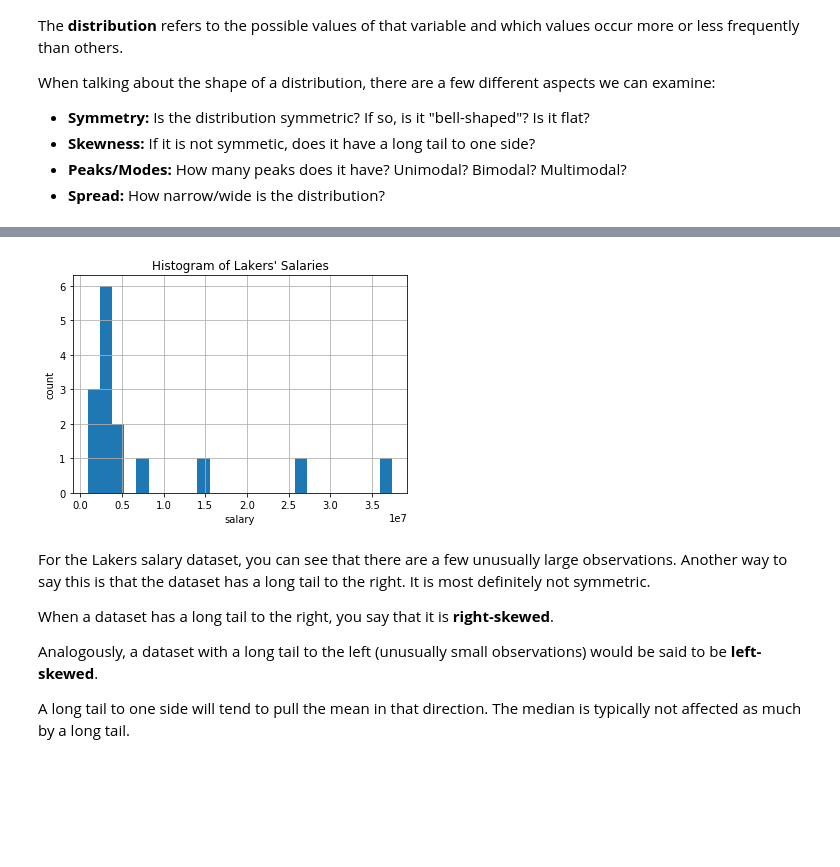
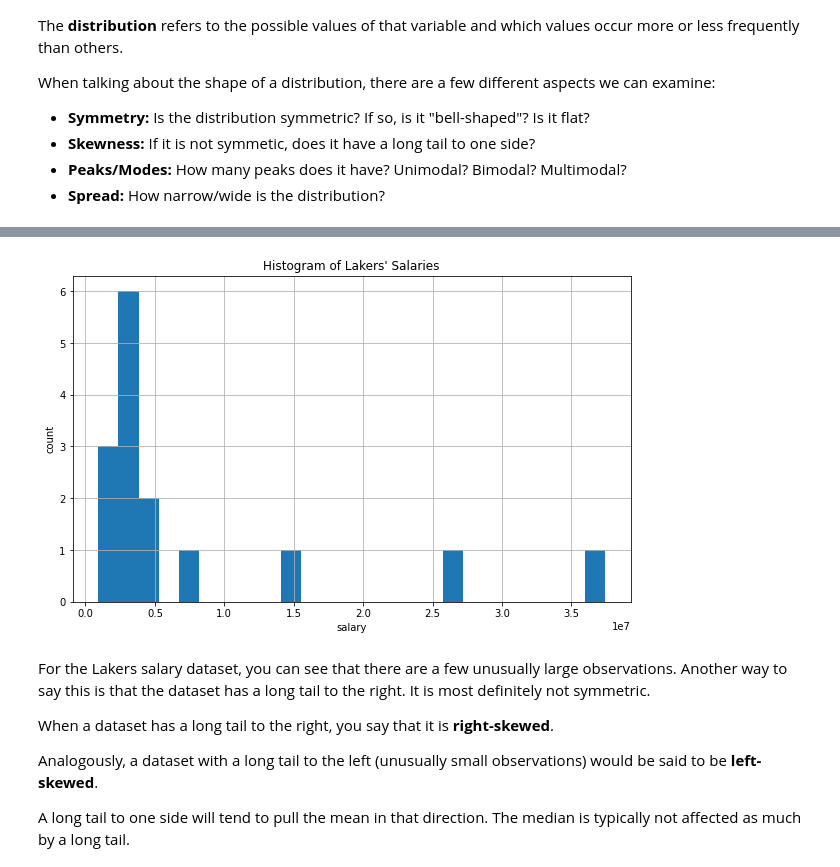
Before and after one commit to NSS-Data-Instructional-Stuff/stats-for-data-science, a Jupyter notebook: notebooks/Notebook_01_Exploratory_Data_Analysis_Part_1_Single_Variable.ipynb, the cells around one changed output, grey strips where cells are left out. Drawn from its saved outputs; the diff is of its cells as text; code cells hidden in the pictures; blank space fills up the shorter version.

```diff
--- a/notebooks/Notebook_01_Exploratory_Data_Analysis_Part_1_Single_Variable.ipynb
+++ b/notebooks/Notebook_01_Exploratory_Data_Analysis_Part_1_Single_Variable.ipynb
@@ -223,10 +321,12 @@ Sometimes, you need to adjust the number of bins in order to get a clearer idea
 # %%
+plt.figure(figsize = (10,6))                 # Create a bigger plot
+
 lakers['salary'].hist(bins = 25)
 plt.xlabel('salary')
 plt.ylabel('count')
 plt.title('Histogram of Lakers\' Salaries');
 # %% [output]
-[figure, old version]
+[figure, new version]
 # %% [markdown]
 For the Lakers salary dataset, you can see that there are a few unusually large observations. Another way to say this is that the dataset has a long tail to the right. It is most definitely not symmetric.
 
```
Also changed, not shown: parts of 133 cells of this notebook, 2 other files.
